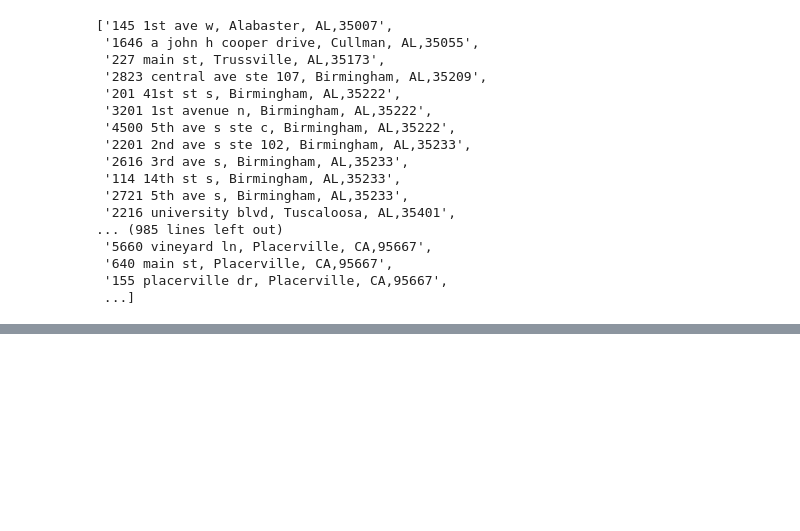
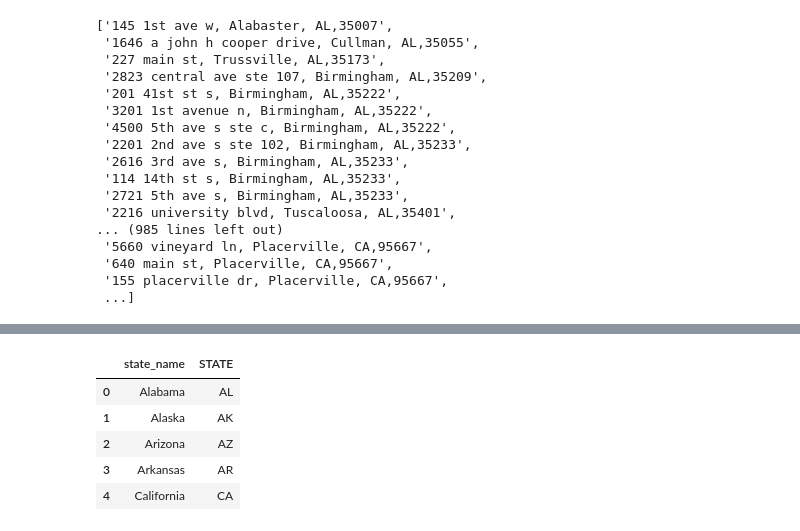
Before and after one commit to sjlapan/Economic_Predictors_of_Brewery_Success, a Jupyter notebook: Brewery_and_Tax_Data_by_State_EDA_LaPan.ipynb, the cells around one changed output, grey strips where cells are left out. Saved outputs shown, nothing was run; the diff lists cells and outputs as text; code cells hidden in the pictures; blank space fills up the shorter version.

Commit message:
Fancy fancy state maps

```diff
--- a/Brewery_and_Tax_Data_by_State_EDA_LaPan.ipynb
+++ b/Brewery_and_Tax_Data_by_State_EDA_LaPan.ipynb
@@ -369,0 +386,13 @@ SSLError: HTTPSConnectionPool(host='maps.googleapis.com', port=443): Max retries
+# %%
+state_names = pd.read_csv("resources/50_us_states_all_data.csv")
+state_names = state_names[["state_name", "abbrv"]]
+state_names.rename(columns = {
+    "abbrv": "STATE"}, inplace= True)
+state_names.head()
+# %% [output]
+|  | state_name | STATE |
+| 0 | Alabama | AL |
+| 1 | Alaska | AK |
+| 2 | Arizona | AZ |
+| 3 | Arkansas | AR |
+| 4 | California | CA |
```
Also changed, not shown: parts of 27 cells of this notebook.
